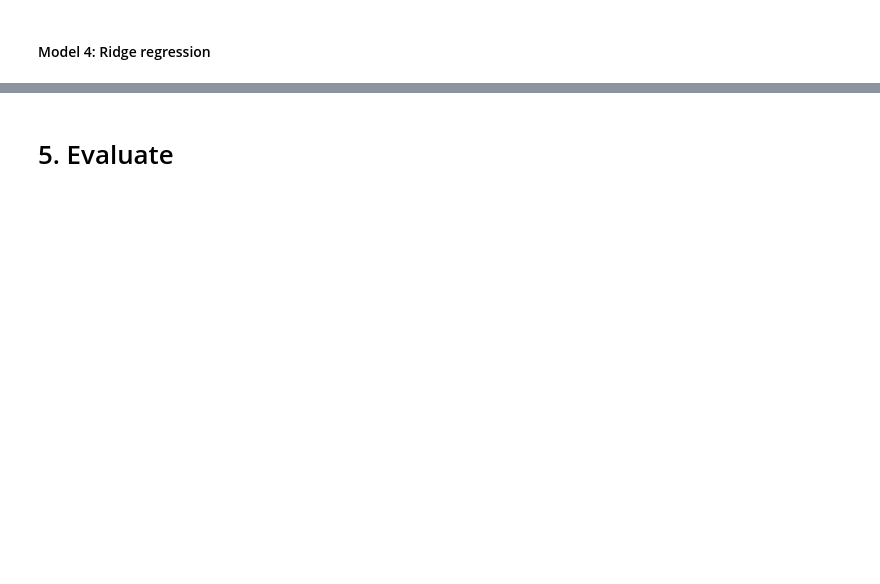
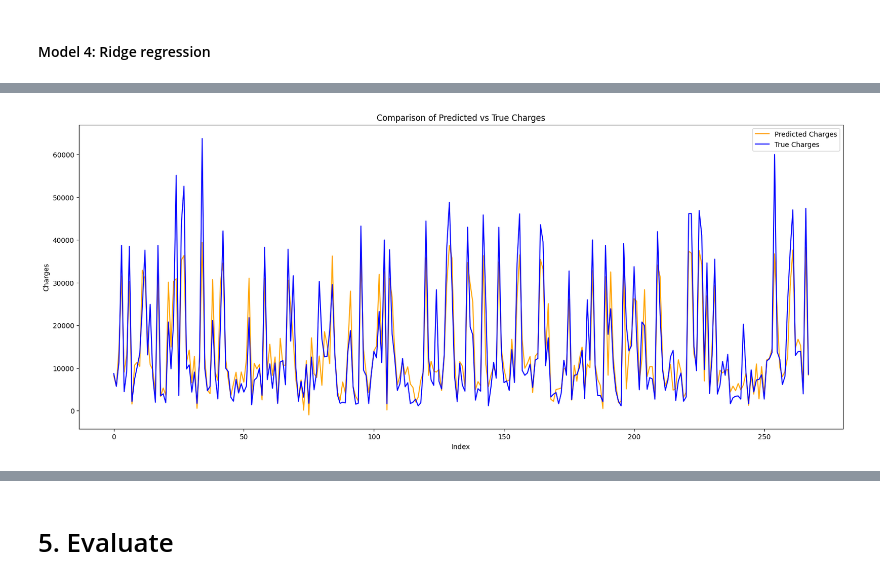
Before and after one commit to DinhXuanKhuong/Linear-Regression_Medical-Insurance-Cost-Prediction, a Jupyter notebook: code_duc.ipynb, the cells around one changed output, grey strips where cells are left out. Saved outputs shown, nothing was run; the diff lists cells and outputs as text; code cells hidden in the pictures; blank space fills up the shorter version.

```diff
--- a/code_duc.ipynb
+++ b/code_duc.ipynb
@@ -510,19 +519,12 @@ y = encode_df["charges"]
-# %%
-X_train, X_temp, y_train, y_temp = train_test_split(
-    X, y, test_size=0.30, random_state=42  # 70% train, 30% rest
-)
-
-X_valid, X_test, y_valid, y_test = train_test_split(
-    X_temp, y_temp, test_size=0.5, random_state=42 # 15% valid, 15% test
-)
 # %%
+# Preprocessing data
 scaler = StandardScaler()
-X_train_scaled = scaler.fit_transform(X_train)
-X_valid_scaled = scaler.transform(X_valid)
-X_test_scaled  = scaler.transform(X_test)
+X_train_scaled = scaler.fit_transform(X_train_numpy)
+X_valid_scaled = scaler.transform(X_valid_numpy)
+X_test_scaled  = scaler.transform(X_test_numpy)
+
+X_trainval = np.concatenate([X_train_scaled, X_valid_scaled])
+y_trainval = np.concatenate([y_train, y_valid_numpy])
-# %%
-X_trainval = np.concatenate([X_train_scaled, X_valid_scaled])
-y_trainval = np.concatenate([y_train, y_valid])
 # %%
 alphas = [0.001, 0.01, 0.1, 1, 10, 100] # lambda
 param_grid = {'alpha': alphas}
@@ -553,0 +553,4 @@ Best CV MSE: 37308793.91223894
+# %%
+compare_output(y_pred=y_predicted, y_true=y_test_numpy)
+# %% [output]
+[figure, added]
```
Also changed, not shown: parts of 41 cells of this notebook.
